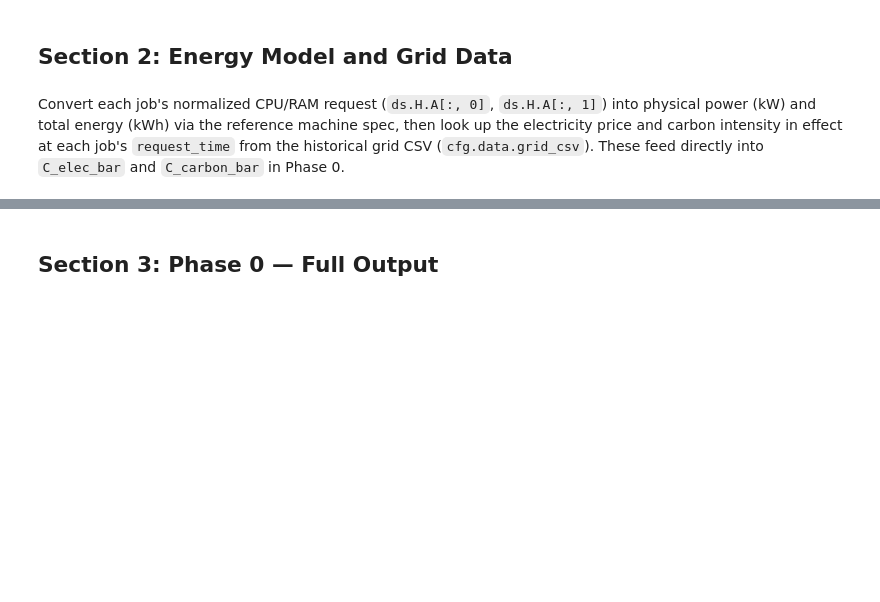
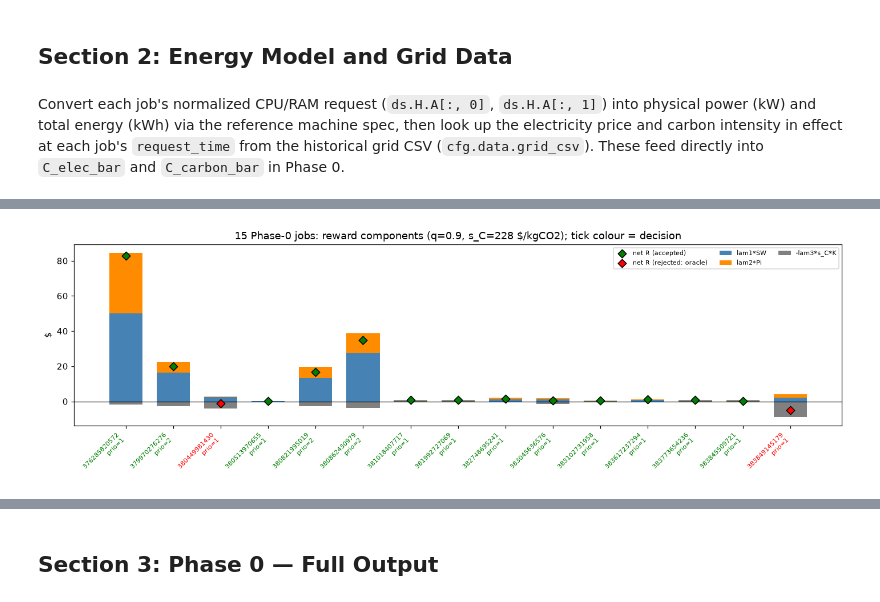
Before and after one commit to dangolofrancesco/dlent_rt, a Jupyter notebook: notebooks/01_phase0_diagnostics.ipynb, the cells around one changed output, grey strips where cells are left out. Drawn from its saved outputs; the diff is of its cells as text; code cells hidden in the pictures; blank space fills up the shorter version.

```diff
--- a/notebooks/01_phase0_diagnostics.ipynb
+++ b/notebooks/01_phase0_diagnostics.ipynb
@@ -343,0 +544,32 @@ CI range:    [0.3152, 0.4754] kgCO2/kWh
+# %%
+DEC_MK = {"accepted": "green", "rejected: oracle": "red", "rejected: IR": "purple"}
+parts = np.column_stack([lam.lambda1 * jobs_d["SW $"], lam.lambda2 * jobs_d["Pi $"], -lam.lambda3 * jobs_d["s_C*K $"]])
+labels = ["lam1*SW", "lam2*Pi", "-lam3*s_C*K"]
+colors = ["steelblue", "darkorange", "gray"]
+x = np.arange(len(jobs_d))
+fig, ax = plt.subplots(figsize=(13, 4.2))
+pos_base = np.zeros(len(x)); neg_base = np.zeros(len(x))
+for k in range(3):
+    val = parts[:, k]
+    base = np.where(val >= 0, pos_base, neg_base)
+    ax.bar(x, val, bottom=base, color=colors[k], label=labels[k], width=0.7)
+    pos_base += np.clip(val, 0, None); neg_base += np.clip(val, None, 0)
+for d, col in DEC_MK.items():
+    sel = (jobs_d["decision"] == d).to_numpy()
+    if sel.any():
+        ax.scatter(x[sel], jobs_d["R $"][sel], marker="D", s=45, color=col, edgecolor="k", zorder=3,
+                   label=f"net R ({d})")
+mm = jobs_d["sign_mismatch"].to_numpy()
+if mm.any():
+    ax.scatter(x[mm], jobs_d["R $"][mm], marker="o", s=160, facecolor="none", edgecolor="k", zorder=4,
+               label="sign mismatch R vs margin")
+ax.axhline(0, color="k", lw=0.8)
+ax.set_xticks(x); ax.set_xticklabels([f"{j}\nprio={p}" for j, p in zip(jobs_d["job"], jobs_d["prio"])],
+                   fontsize=7, rotation=45, ha="right")
+for t, d in zip(ax.get_xticklabels(), jobs_d["decision"]):
+    t.set_color(DEC_MK[d])
+ax.set_ylabel("\\$"); ax.set_title(f"15 Phase-0 jobs: reward components (q={Q_DEFAULT}, s_C={s_C:.3g} \\$/kgCO2); "
+                                 f"tick colour = decision")
+ax.legend(fontsize=7, ncol=3); plt.tight_layout(); plt.show()
+# %% [output]
+[figure, added]
```
Also changed, not shown: parts of 64 cells of this notebook, 20 other files.
